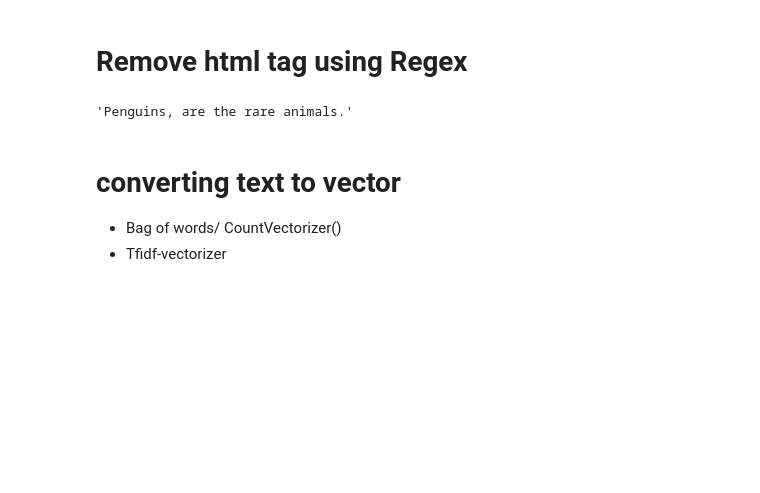
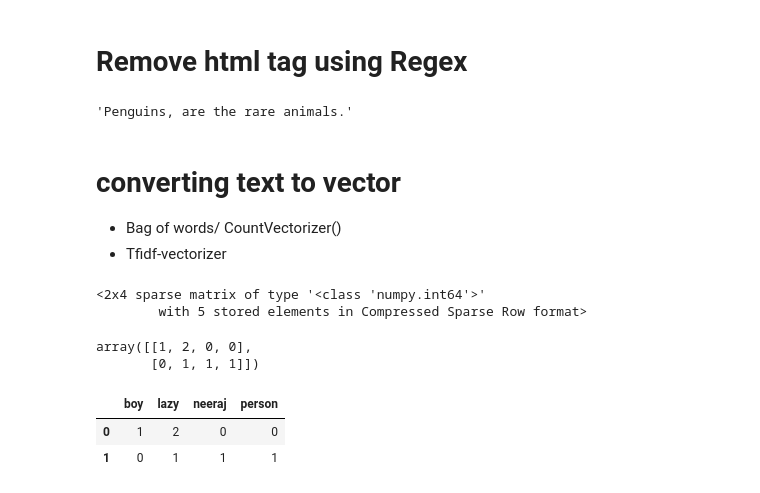
Before and after one commit to rajendra195/datascience1100, a Jupyter notebook: Introduction_to_NLP_ds1100.ipynb, the cells around one changed output. Cells and saved outputs as stored; diff of their text form; code cells hidden in the pictures; blank space fills up the shorter version.

```diff
--- a/Introduction_to_NLP_ds1100.ipynb
+++ b/Introduction_to_NLP_ds1100.ipynb
@@ -204,3 +204,28 @@ clean_html(text)
 # converting text to vector
 * Bag of words/ CountVectorizer()
 * Tfidf-vectorizer
+# %%
+corpus = ["He is a lazy boy. She is also lazy.", "Neeraj is . lazy person."]
+# %%
+from sklearn.feature_extraction.text import CountVectorizer
+
+vectorizer = CountVectorizer(stop_words="english")
+X = vectorizer.fit_transform(corpus)  # sparse matrix
+X
+# %% [output]
+<2x4 sparse matrix of type '<class 'numpy.int64'>'
+        with 5 stored elements in Compressed Sparse Row format>
+# %%
+vocab = vectorizer.get_feature_names_out() # vocab
+# %%
+X.toarray()
+# %% [output]
+array([[1, 2, 0, 0],
+       [0, 1, 1, 1]])
+# %%
+import pandas as pd
+pd.DataFrame(X.toarray(), columns=vocab)
+# %% [output]
+|  | boy | lazy | neeraj | person |
+| 0 | 1 | 2 | 0 | 0 |
+| 1 | 0 | 1 | 1 | 1 |
```
Also changed, not shown: parts of 6 cells of this notebook.
